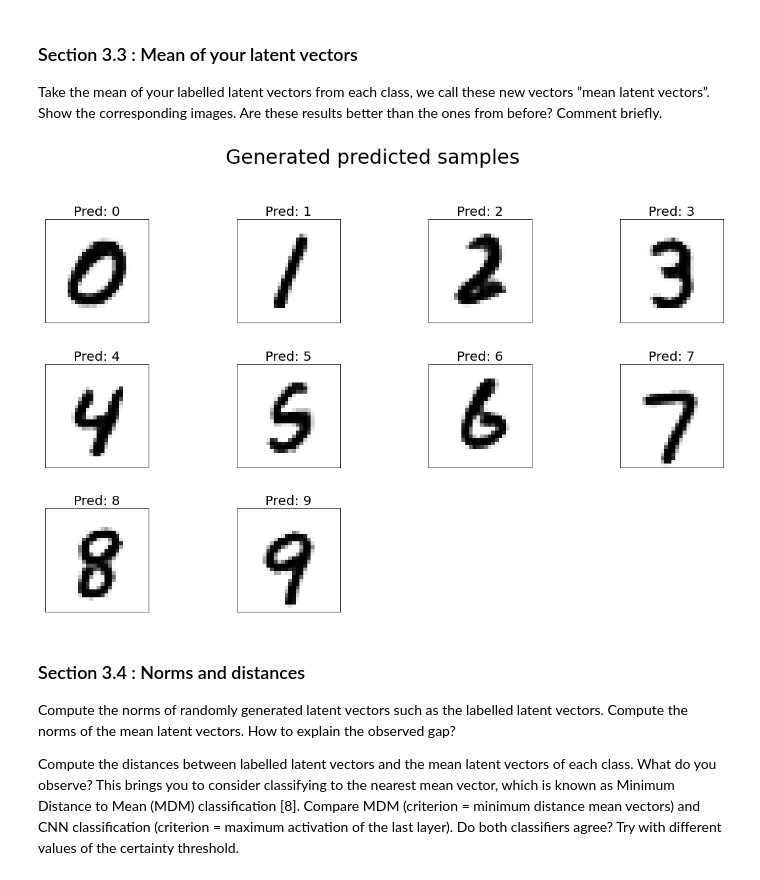
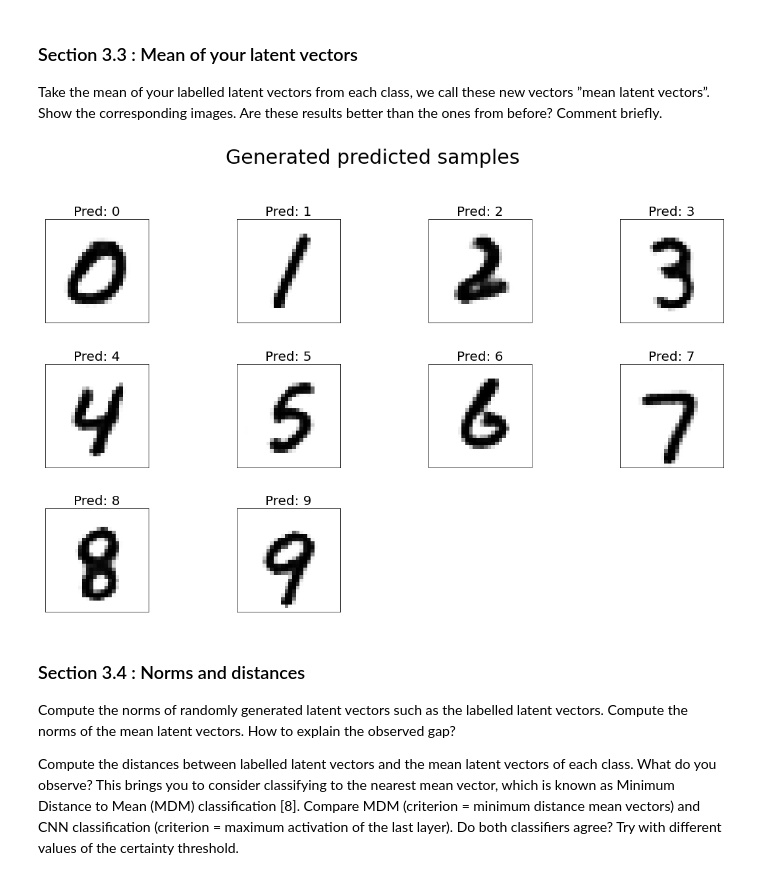
Before and after one commit to mathjacob/LINMA2472-HW3, a Jupyter notebook: hw3_part1_v2.ipynb, the cells around one changed output. Cells and saved outputs as stored; diff of their text form; code cells hidden in the pictures.

```diff
--- a/hw3_part1_v2.ipynb
+++ b/hw3_part1_v2.ipynb
@@ -1255,7 +1257,7 @@ for epoch in range(num_epochs_cnn):
 
     end = time.time()
 
-    train_time.append(end-start)
+    test_time.append(end-start)
 
     test_acc_stat_array = np.append(test_acc_stat_array,test_acc_stat/n_batches_total_test)
 
@@ -1481,29 +1473,29 @@ Show the corresponding images. Are these results better than the ones from befor
 # %%
 class_count = np.zeros(n_classes) # counts how many times a class is present to compute the mean later
 
 labelled_latent_vectors_mean = [torch.zeros(1,dim_latent_space) for i in range(n_classes)]
 
 # working with threshold=0.8 which seems good to me
 # but modify it for the report
-latent_vectors, labelled_latent_vectors, generated_images_list, predicted_labels_list = find_triplets(0.8)
+latent_vectors, labelled_latent_vectors, generated_images_list, predicted_labels_list = find_triplets(0.90)
 
 for lab in predicted_labels_list:
     class_count[lab] += 1
 
 for i in range(len(predicted_labels_list)):
     lab = predicted_labels_list[i]
     labelled_latent_vectors_mean[lab] += labelled_latent_vectors[i]/class_count[lab]
 
 
 # "cast" simple list of tensor to a "tensor_list" to be able to use showImages
 tmp = torch.Tensor(n_classes,dim_latent_space)
 s = torch.cat(labelled_latent_vectors_mean,out=tmp)
 
 s = generator_loaded(s)
 showImages(s.detach(),save=False,predicted=True,
         generated=True, predicted_labels=cnn.predictLabels(cnn(s))[0])
 # %% [output]
-[figure, old version]
+[figure, new version]
 # %% [markdown]
 ### Section 3.4 : Norms and distances
 
```
Also changed, not shown: parts of 15 cells of this notebook.
